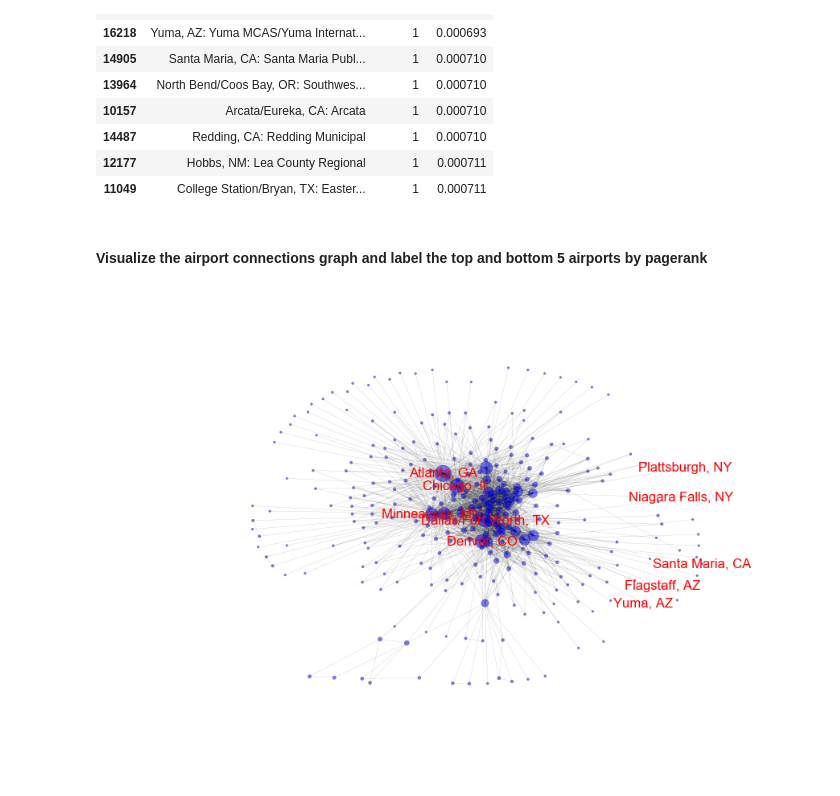
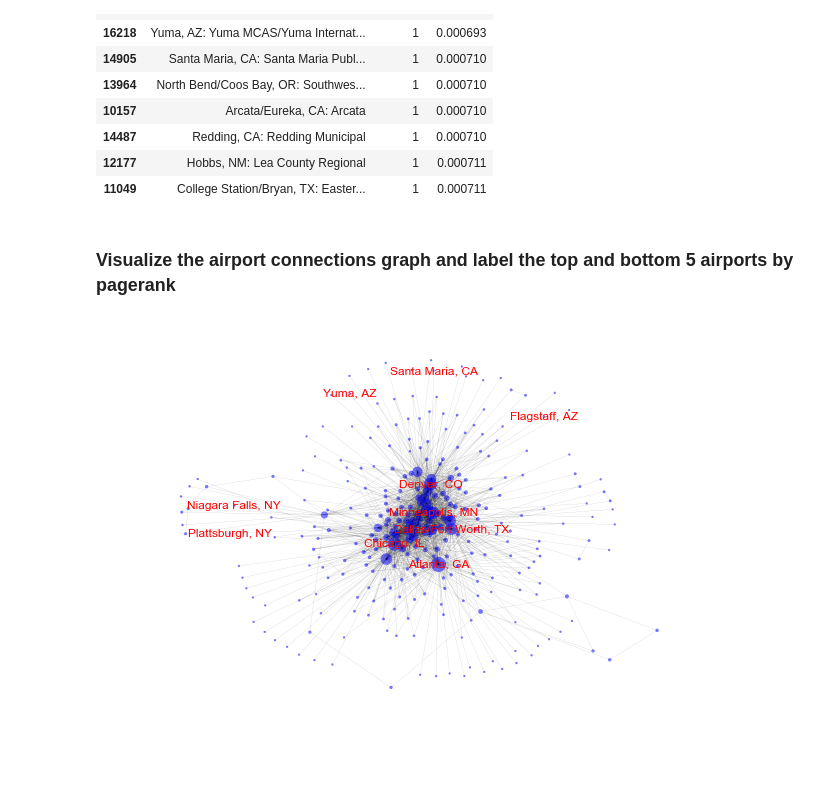
Before and after one commit to cliburn/sta-663-2017, a Jupyter notebook: notebook/13E_SparseMatrices.ipynb, the cells around one changed output. Drawn from its saved outputs; the diff is of its cells as text; code cells hidden in the pictures.

```diff
--- a/notebook/13E_SparseMatrices.ipynb
+++ b/notebook/13E_SparseMatrices.ipynb
@@ -350,4 +361,4 @@ df
 | 12177 | Hobbs, NM: Lea County Regional | 1 | 0.000711 |
 | 11049 | College Station/Bryan, TX: Easter... | 1 | 0.000711 |
 # %% [markdown]
-#### Visualize the airport connections graph and label the top and bottom 5 airports by pagerank
+### Visualize the airport connections graph and label the top and bottom 5 airports by pagerank
@@ -354,8 +367,11 @@ df
 # %%
 labels = {airports[i]: lookup.loc[airports[i]].str.split(':').str[0].values[0]
           for i in np.r_[top10[:5], bot10[:5]]}
-nx.draw(g, pos=nx.spring_layout(g), labels=labels,
-        node_color='blue', font_color='red', alpha=0.5,
-        node_size=np.clip(5000*r, 1, 5000*r), width=0.1)
+
+with warnings.catch_warnings():
+    warnings.simplefilter('ignore')
+    nx.draw(g, pos=nx.spring_layout(g), labels=labels,
+            node_color='blue', font_color='red', alpha=0.5,
+            node_size=np.clip(5000*r, 1, 5000*r), width=0.1)
 # %% [output]
-[figure, old version]
+[figure, new version]
```
Also changed, not shown: parts of 20 cells of this notebook.
